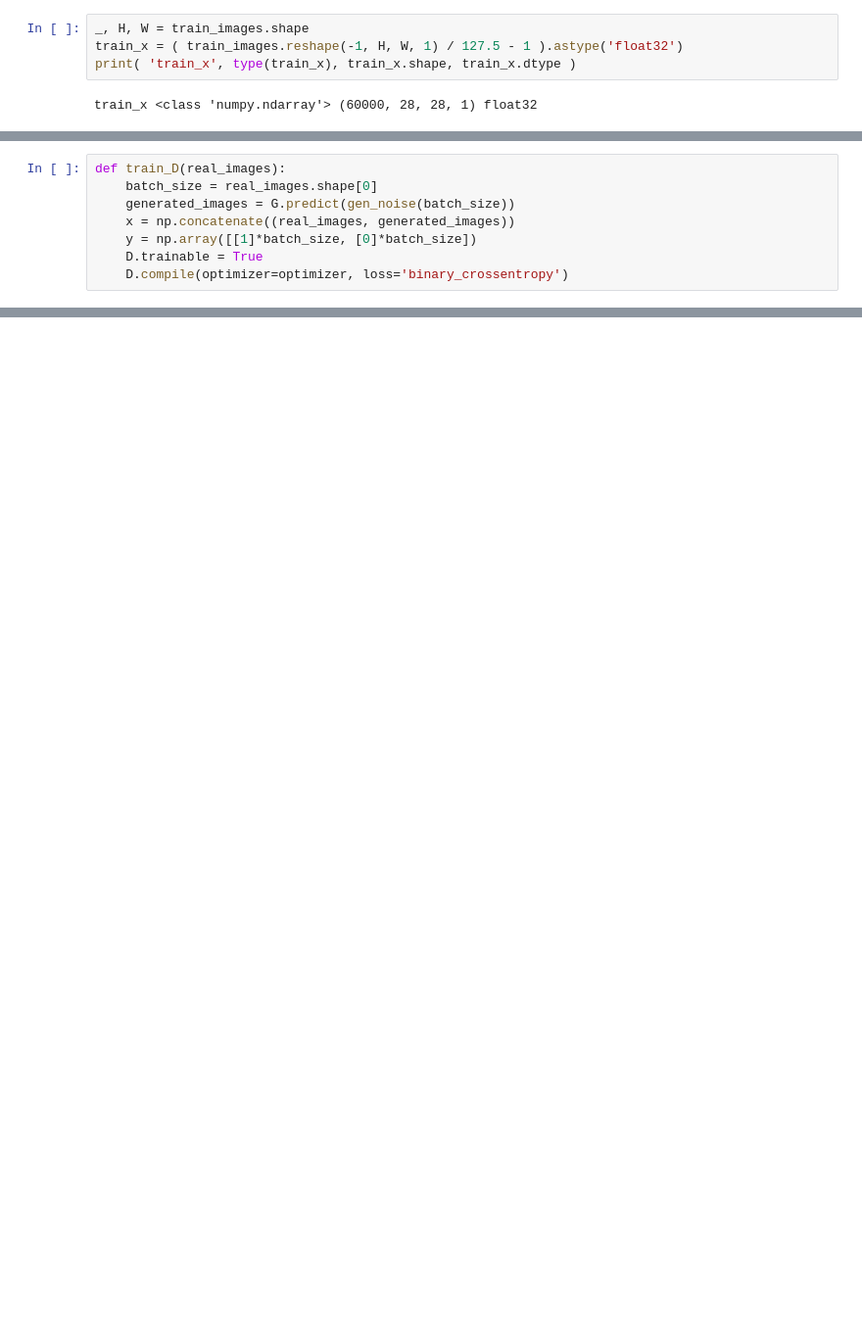
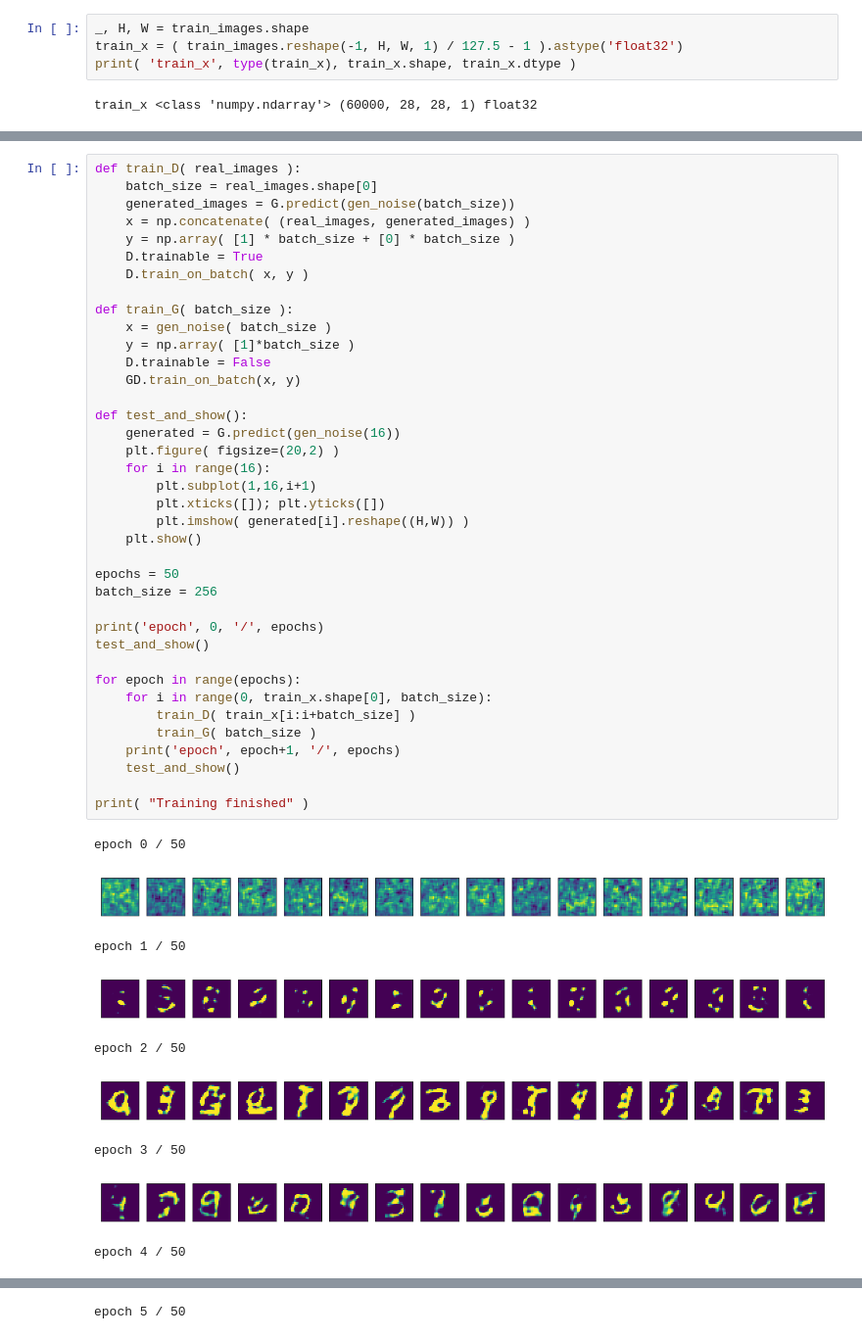
Before and after one commit to sungalex/computer-vision, a Jupyter notebook: keras/20 GAN 0 MNIST.ipynb, the cells around one changed output, grey strips where cells are left out. Shown at 98% size. Saved outputs shown, nothing was run; the diff lists cells and outputs as text; blank space fills up the shorter version.

```diff
--- a/keras/20 GAN 0 MNIST.ipynb
+++ b/keras/20 GAN 0 MNIST.ipynb
@@ -155,9 +140 @@ Non-trainable params: 0
 _________________________________________________________________
-# %%
-def train_D(real_images):
-    batch_size = real_images.shape[0]
-    generated_images = G.predict(gen_noise(batch_size))
-    x = np.concatenate((real_images, generated_images))
-    y = np.array([[1]*batch_size, [0]*batch_size])
-    D.trainable = True
-    D.compile(optimizer=optimizer, loss='binary_crossentropy')
@@ -163,0 +143,48 @@ def train_D(real_images):
+# %%
+def train_D( real_images ):
+    batch_size = real_images.shape[0]
+    generated_images = G.predict(gen_noise(batch_size))
+    x = np.concatenate( (real_images, generated_images) )
+    y = np.array( [1] * batch_size + [0] * batch_size )
+    D.trainable = True
+    D.train_on_batch( x, y )
+
+def train_G( batch_size ):
+    x = gen_noise( batch_size )
+    y = np.array( [1]*batch_size )
+    D.trainable = False
+    GD.train_on_batch(x, y)
+
+def test_and_show():
+    generated = G.predict(gen_noise(16))
+    plt.figure( figsize=(20,2) )
+    for i in range(16):
+        plt.subplot(1,16,i+1)
+        plt.xticks([]); plt.yticks([])
+        plt.imshow( generated[i].reshape((H,W)) )
+    plt.show()
+
+epochs = 50
+batch_size = 256
+
+print('epoch', 0, '/', epochs)
+test_and_show()
+
+for epoch in range(epochs):
+    for i in range(0, train_x.shape[0], batch_size):
+        train_D( train_x[i:i+batch_size] )
+        train_G( batch_size )
+    print('epoch', epoch+1, '/', epochs)
+    test_and_show()
+
+print( "Training finished" )
+# %% [output]
+epoch 0 / 50
+[figure, added]
+epoch 1 / 50
+[figure, added]
+epoch 2 / 50
+[figure, added]
+epoch 3 / 50
+[figure, added]
+epoch 4 / 50
@@ -163,0 +192 @@ def train_D(real_images):
+epoch 5 / 50
```
Also changed, not shown: parts of 20 cells of this notebook, 15 other files.
